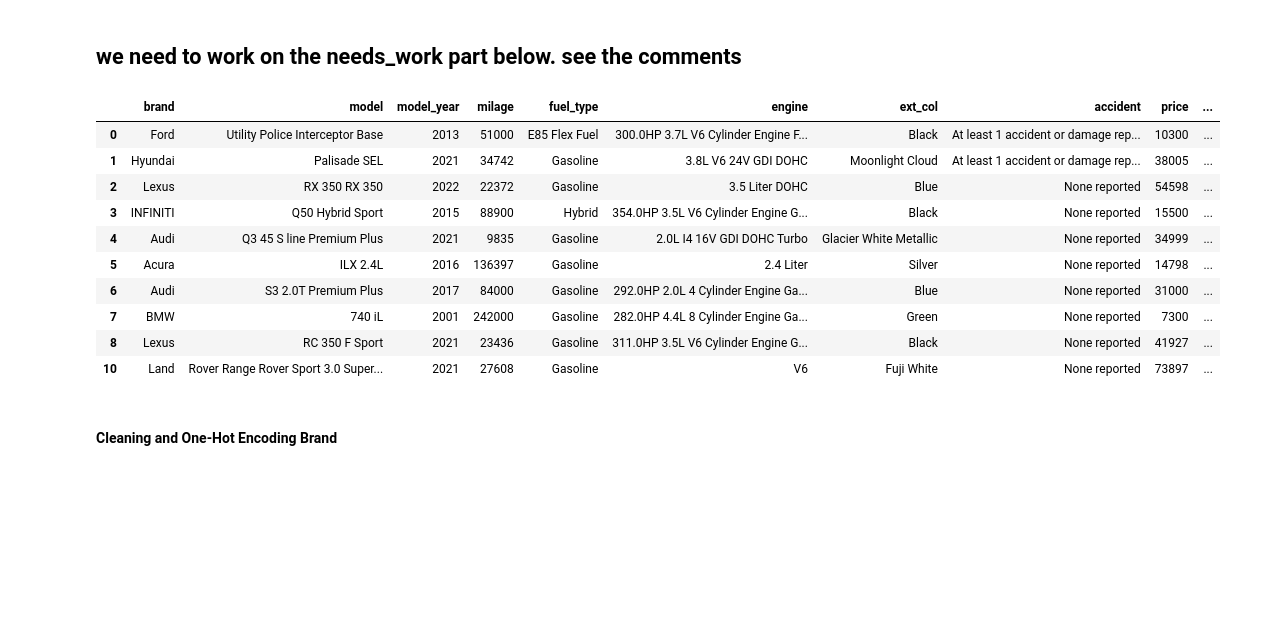
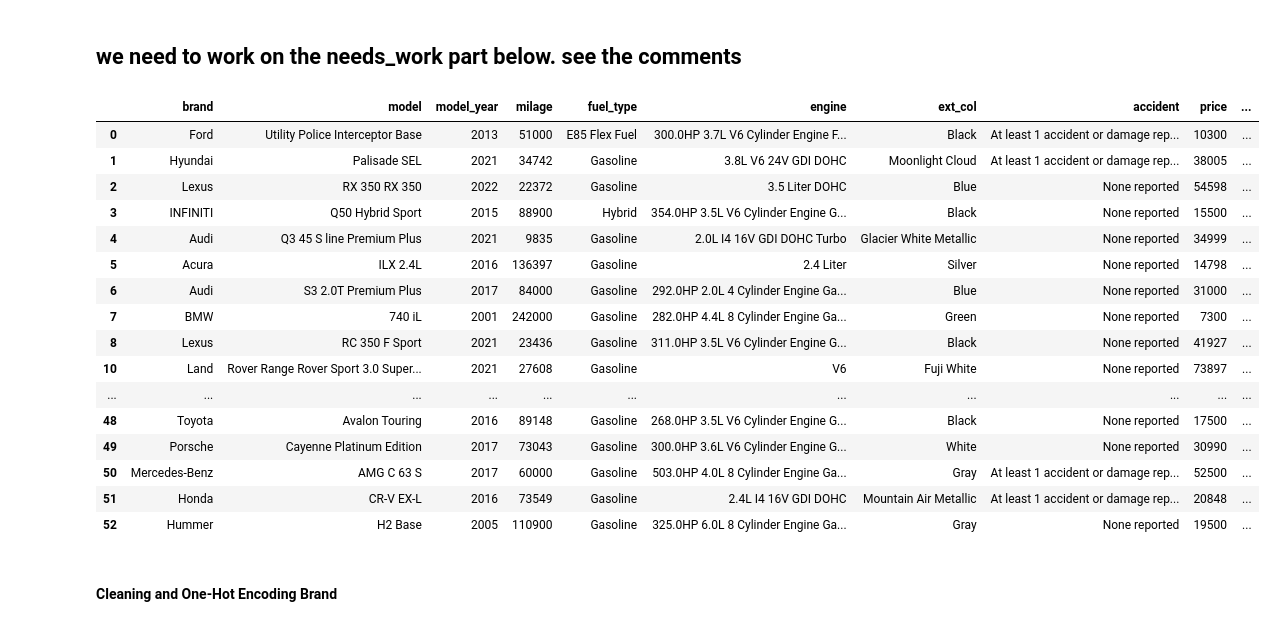
Before and after one commit to jiwenofu/Neural-Network-Project, a Jupyter notebook: ANN_Project.ipynb, the cells around one changed output. Cells and saved outputs as stored; diff of their text form; code cells hidden in the pictures; blank space fills up the shorter version.

```diff
--- a/ANN_Project.ipynb
+++ b/ANN_Project.ipynb
@@ -95,42 +95,54 @@ Here we are making the assumption that for example 7-speed and 6-speed a/t can b
 def clean_transmission(text):
     if pd.isna(text):
         return None
-    elif 'automatic' in text.lower() or 'a/t' in text.lower():
+    text = text.lower()
+    if 'automatic' in text or 'a/t' in text:
         return "automatic"
-    elif 'manual' in text.lower() or 'm/t' in text.lower():
+    elif 'manual' in text or 'm/t' in text:
         return "manual"
+    elif 'dual' in text or 'shift' in text or 'dsg' in text:
+        return "dual_shift"
+    elif 'cvt' in text:
+        return "cvt"
+    elif 'semi-automatic' in text or 'semi automatic' in text:
+        return "semi_automatic"
     else:
-        return "needs_work" # WE SHOULD WORK MORE ON THIS
-    # HERE WE SHOULDN'T JUST SAY "2" (now the new name is needs_work) FOR THE OTHERS. WE SHOULD PROBABLY HAVE A HYBRID CATEGORY FOR THE ONES TRANSMISSON WITH DUAL SHIFT MODE. AND THERE ARE SOME F VALUES THAT ARE CURRENTLY CLASSIFIED AS 2. BUT THEY MIGHT BE "F" SINCE THEY ARE CLASSIFIED AS THE ONES WITH AN ERROR.
+        return "unknown"
 
 # IMPORTANT!!!!!!!!!!! (please read the note above)
 
 # Apply the function to clean the transmission column
 used_cars["transmission"] = used_cars["transmission"].apply(clean_transmission)
 
 # Drop rows with NaN values in the 'transmission' column
 used_cars = used_cars.dropna(subset=["transmission"])
 
 # One-hot encode the cleaned 'transmission' column
 used_cars = pd.get_dummies(used_cars, columns=["transmission"], prefix="trans")
 # Convert boolean columns to integers (0/1)
 used_cars.loc[:, used_cars.columns.str.startswith("trans_")] = \
     used_cars.loc[:, used_cars.columns.str.startswith("trans_")].astype(int)
 
 
-used_cars.head(10)
+used_cars.head(50)
 # %% [output]
 |  | brand | model | model_year | milage | fuel_type | engine | ext_col | accident | price | ... |
 | 0 | Ford | Utility Police Interceptor Base | 2013 | 51000 | E85 Flex Fuel | 300.0HP 3.7L V6 Cylinder Engine F... | Black | At least 1 accident or damage rep... | 10300 | ... |
 | 1 | Hyundai | Palisade SEL | 2021 | 34742 | Gasoline | 3.8L V6 24V GDI DOHC | Moonlight Cloud | At least 1 accident or damage rep... | 38005 | ... |
 | 2 | Lexus | RX 350 RX 350 | 2022 | 22372 | Gasoline | 3.5 Liter DOHC | Blue | None reported | 54598 | ... |
 | 3 | INFINITI | Q50 Hybrid Sport | 2015 | 88900 | Hybrid | 354.0HP 3.5L V6 Cylinder Engine G... | Black | None reported | 15500 | ... |
 | 4 | Audi | Q3 45 S line Premium Plus | 2021 | 9835 | Gasoline | 2.0L I4 16V GDI DOHC Turbo | Glacier White Metallic | None reported | 34999 | ... |
 | 5 | Acura | ILX 2.4L | 2016 | 136397 | Gasoline | 2.4 Liter | Silver | None reported | 14798 | ... |
 | 6 | Audi | S3 2.0T Premium Plus | 2017 | 84000 | Gasoline | 292.0HP 2.0L 4 Cylinder Engine Ga... | Blue | None reported | 31000 | ... |
 | 7 | BMW | 740 iL | 2001 | 242000 | Gasoline | 282.0HP 4.4L 8 Cylinder Engine Ga... | Green | None reported | 7300 | ... |
 | 8 | Lexus | RC 350 F Sport | 2021 | 23436 | Gasoline | 311.0HP 3.5L V6 Cylinder Engine G... | Black | None reported | 41927 | ... |
 | 10 | Land | Rover Range Rover Sport 3.0 Super... | 2021 | 27608 | Gasoline | V6 | Fuji White | None reported | 73897 | ... |
+| ... | ... | ... | ... | ... | ... | ... | ... | ... | ... | ... |
+| 48 | Toyota | Avalon Touring | 2016 | 89148 | Gasoline | 268.0HP 3.5L V6 Cylinder Engine G... | Black | None reported | 17500 | ... |
+| 49 | Porsche | Cayenne Platinum Edition | 2017 | 73043 | Gasoline | 300.0HP 3.6L V6 Cylinder Engine G... | White | None reported | 30990 | ... |
+| 50 | Mercedes-Benz | AMG C 63 S | 2017 | 60000 | Gasoline | 503.0HP 4.0L 8 Cylinder Engine Ga... | Gray | At least 1 accident or damage rep... | 52500 | ... |
+| 51 | Honda | CR-V EX-L | 2016 | 73549 | Gasoline | 2.4L I4 16V GDI DOHC | Mountain Air Metallic | At least 1 accident or damage rep... | 20848 | ... |
+| 52 | Hummer | H2 Base | 2005 | 110900 | Gasoline | 325.0HP 6.0L 8 Cylinder Engine Ga... | Gray | None reported | 19500 | ... |
 # %% [markdown]
 #### Cleaning and One-Hot Encoding Brand
 # %%
```
Also changed, not shown: parts of 3 cells of this notebook.
